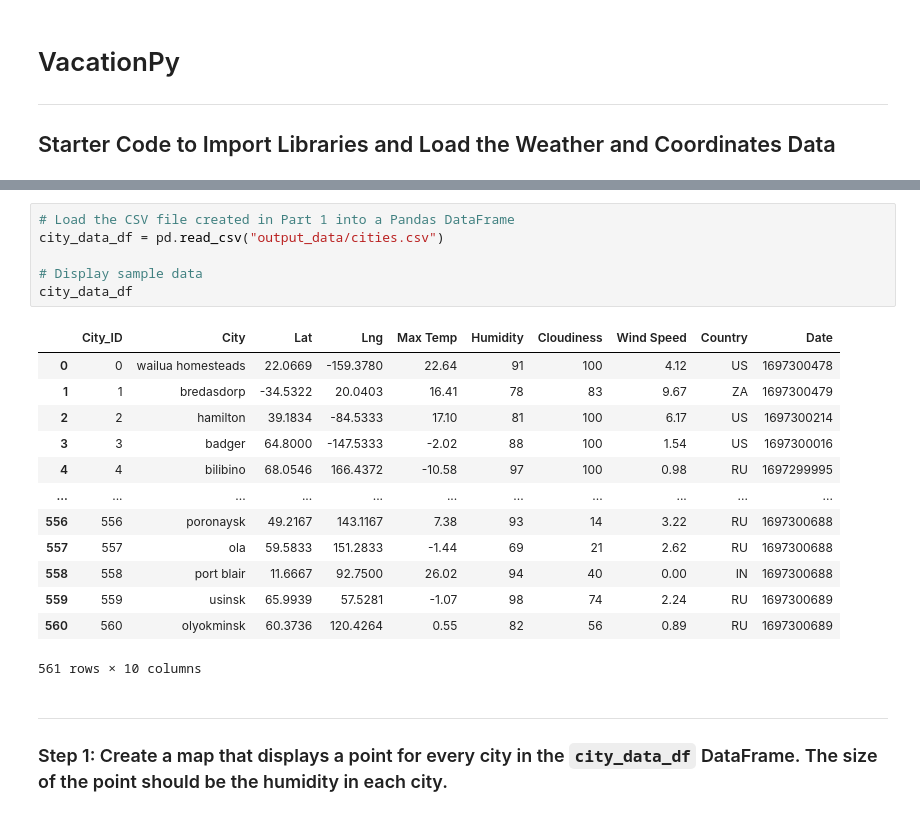
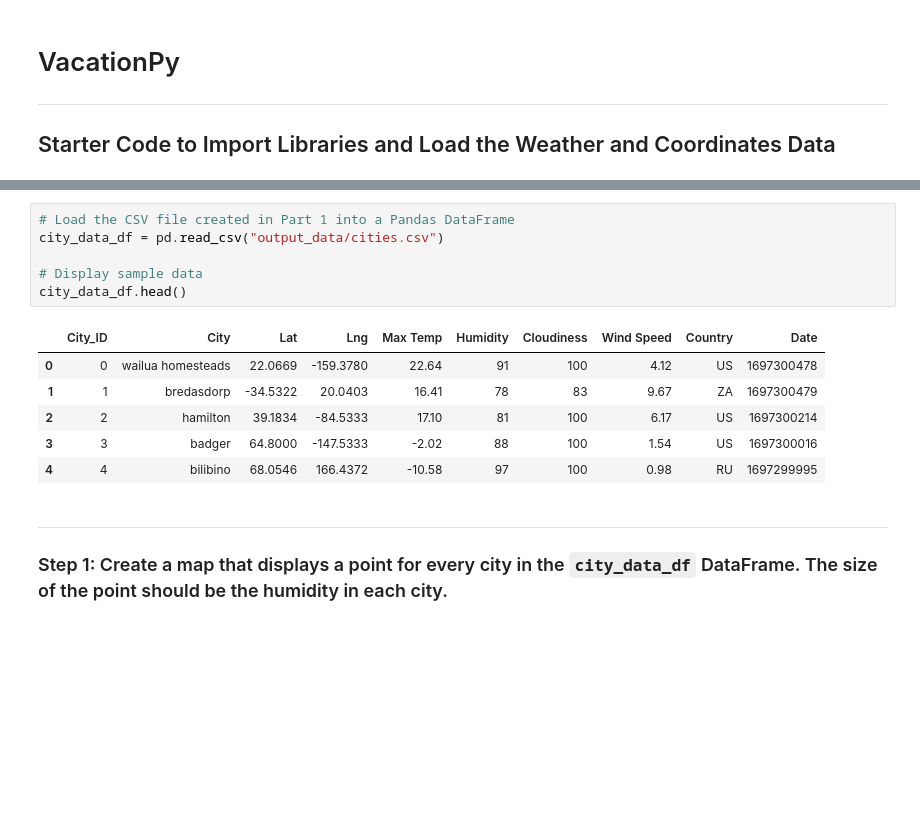
Before and after one commit to pallavitripathi3107/python-api-challenge, a Jupyter notebook: starter_code/VacationPy.ipynb, the cells around one changed output, grey strips where cells are left out. Drawn from its saved outputs; the diff is of its cells as text; blank space fills up the shorter version.

```diff
--- a/starter_code/VacationPy.ipynb
+++ b/starter_code/VacationPy.ipynb
@@ -17,23 +17,16 @@ from api_keys import geoapify_key
 # %%
 # Load the CSV file created in Part 1 into a Pandas DataFrame
 city_data_df = pd.read_csv("output_data/cities.csv")
 
 # Display sample data
-city_data_df
+city_data_df.head()
 # %% [output]
 |  | City_ID | City | Lat | Lng | Max Temp | Humidity | Cloudiness | Wind Speed | Country | Date |
 | 0 | 0 | wailua homesteads | 22.0669 | -159.3780 | 22.64 | 91 | 100 | 4.12 | US | 1697300478 |
 | 1 | 1 | bredasdorp | -34.5322 | 20.0403 | 16.41 | 78 | 83 | 9.67 | ZA | 1697300479 |
 | 2 | 2 | hamilton | 39.1834 | -84.5333 | 17.10 | 81 | 100 | 6.17 | US | 1697300214 |
 | 3 | 3 | badger | 64.8000 | -147.5333 | -2.02 | 88 | 100 | 1.54 | US | 1697300016 |
 | 4 | 4 | bilibino | 68.0546 | 166.4372 | -10.58 | 97 | 100 | 0.98 | RU | 1697299995 |
-| ... | ... | ... | ... | ... | ... | ... | ... | ... | ... | ... |
-| 556 | 556 | poronaysk | 49.2167 | 143.1167 | 7.38 | 93 | 14 | 3.22 | RU | 1697300688 |
-| 557 | 557 | ola | 59.5833 | 151.2833 | -1.44 | 69 | 21 | 2.62 | RU | 1697300688 |
-| 558 | 558 | port blair | 11.6667 | 92.7500 | 26.02 | 94 | 40 | 0.00 | IN | 1697300688 |
-| 559 | 559 | usinsk | 65.9939 | 57.5281 | -1.07 | 98 | 74 | 2.24 | RU | 1697300689 |
-| 560 | 560 | olyokminsk | 60.3736 | 120.4264 | 0.55 | 82 | 56 | 0.89 | RU | 1697300689 |
-561 rows × 10 columns
 # %% [markdown]
 ---
 
```
Also changed, not shown: 1 other file.
